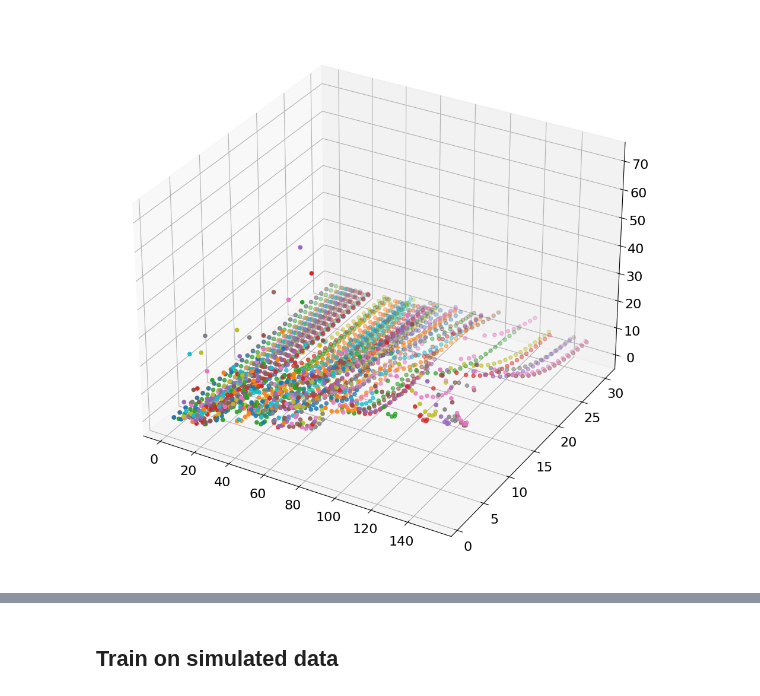
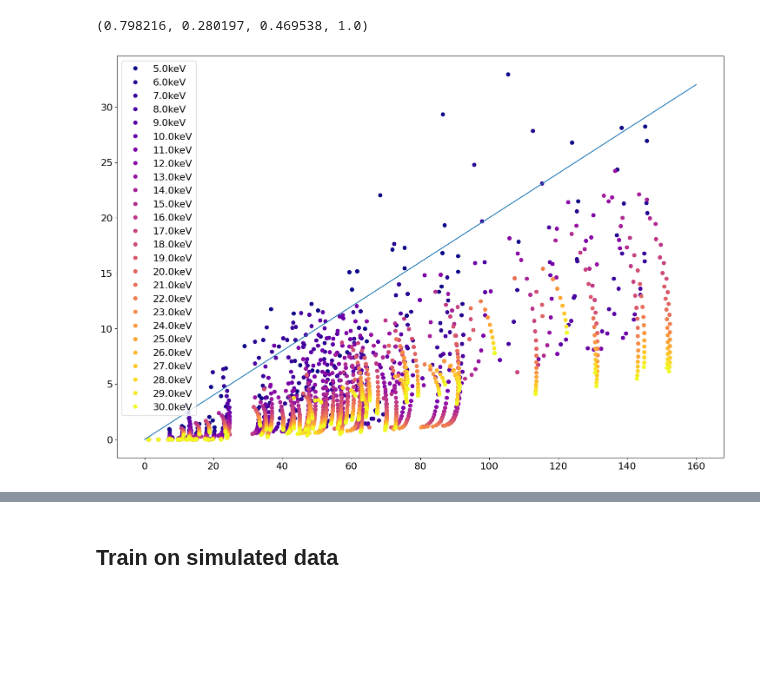
Before and after one commit to schreiber-lab/reflectorch, a Jupyter notebook: notebooks/training_vh.ipynb, the cells around one changed output, grey strips where cells are left out. Saved outputs shown, nothing was run; the diff lists cells and outputs as text; code cells hidden in the pictures; blank space fills up the shorter version.

```diff
--- a/notebooks/training_vh.ipynb
+++ b/notebooks/training_vh.ipynb
@@ -26,12 +22,11 @@ print(np.arange(10))
 # %%
 elements = ("H","He","Li","Be","B","C","N","O","F","Ne","Na","Mg","Al","Si","P","S","Cl","Ar","K","Ca","Sc","Ti","V","Cr","Mn","Fe","Co","Ni","Cu","Zn","Ga","Ge","As","Se","Br","Kr","Rb","Sr","Y","Zr","Nb","Mo","Tc","Ru","Rh","Pd","Ag","Cd","In","Sn","Sb","Te","I","Xe","Cs","Ba","La","Ce","Pr","Nd","Pm","Sm","Eu","Gd","Tb","Dy","Ho","Er","Tm","Yb","Lu","Hf","Ta","W","Re","Os","Ir","Pt","Au","Hg","Tl","Pb","Bi","Po","Th","Pa","U")
-energy = np.linspace(1,30,30)
-all_slds = np.zeros((87,30,2))
+energy = np.linspace(5,30,26)
+all_slds = np.zeros((87,26,2))
 
 for i in np.arange(87):
-    for j in np.arange(30):
+    for j in np.arange(26):
         all_slds[i,j] = xsf.xray_sld(elements[i], density=None, natural_density=None,energy= energy[j])
 
 a = all_slds[0]
-print(all_slds[:,0,:])
-print(a[:,0])
+#print(all_slds[:,0,:])
@@ -56,15 +33,24 @@ print(a[:,0])
 # %%
 element = elements.index("H")
 slds_ele = all_slds[element]
+#all_slds = np.zeros((87,30,2))
 #slds_rl = slds_ele[:,0]
 #slds_im = slds_ele[:,1]
+plasma = mpl.colormaps['plasma']
+#, color=plasma[i]
+colorval = np.linspace(0,1,26)
+print(plasma(0.5))
+fitx = np.linspace(0,160,500)
+fity = fitx * 0.2
 
-fig = plt.figure(figsize=(12, 12))
-ax = fig.add_subplot(projection='3d')
-for i in np.arange(87):
-    slds_rl = all_slds[i,:,0]
-    slds_im = all_slds[i,:,1]
-    ax.scatter(slds_rl, energy, slds_im)
+fig = plt.figure(figsize=(18, 12))
+for i in np.arange(26):
+    slds_rl = all_slds[:,i,0]
+    slds_im = all_slds[:,i,1]
+    plt.plot(slds_rl, slds_im, linestyle="", marker="o",label=f'{energy[i]}keV',color=plasma(colorval[i]))
+plt.plot(fitx,fity)
+plt.legend()
 plt.show()
 # %% [output]
+(0.798216, 0.280197, 0.469538, 1.0)
-[figure, old version]
+[figure, new version]
```
Also changed, not shown: parts of 6 cells of this notebook, 4 other files.
